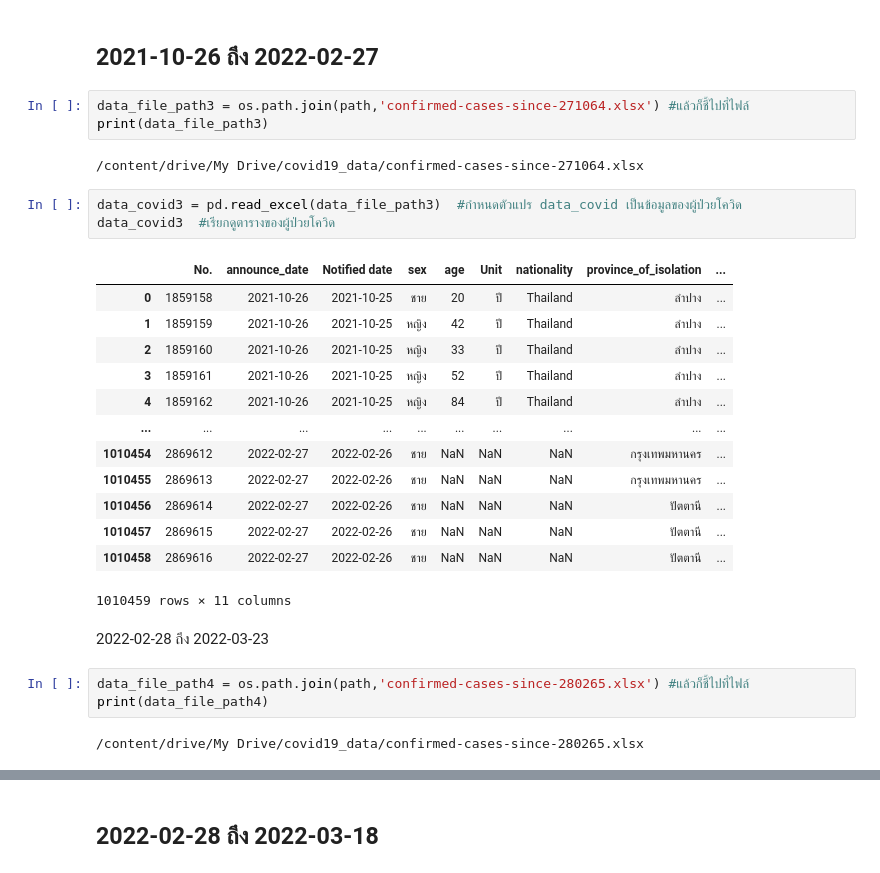
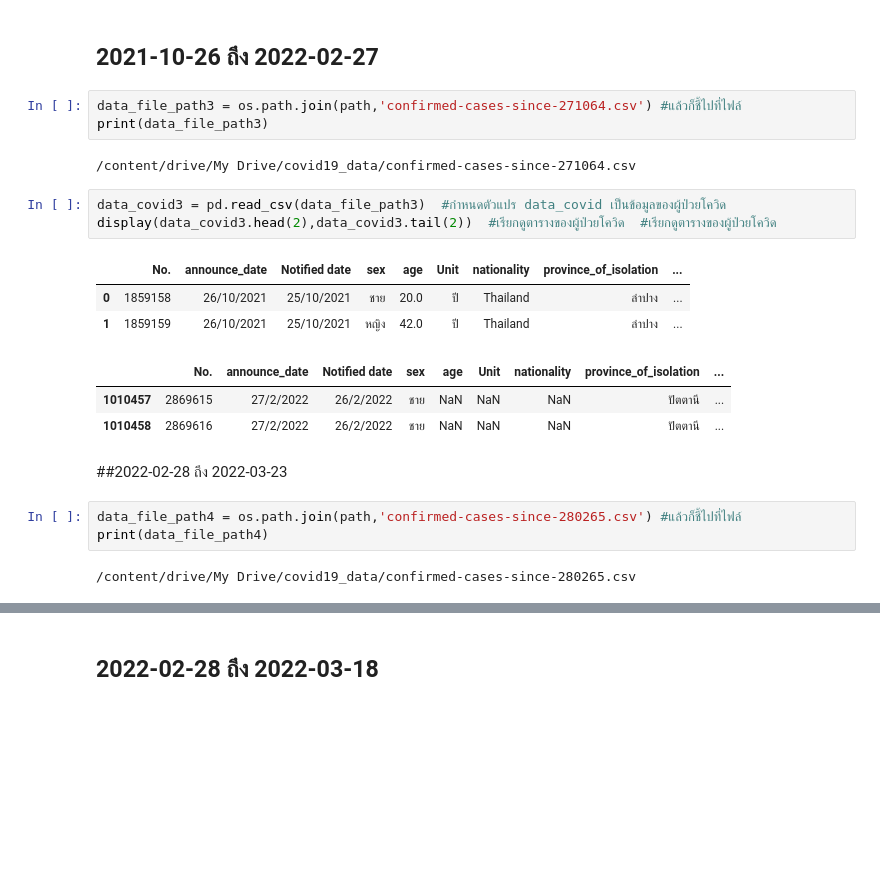
Before and after one commit to Gcpppinpak/data_viz_2022, a Jupyter notebook: Dashboard_project.ipynb, the cells around one changed output, grey strips where cells are left out. Cells and saved outputs as stored; diff of their text form; blank space fills up the shorter version.

```diff
--- a/Dashboard_project.ipynb
+++ b/Dashboard_project.ipynb
@@ -62,32 +50,25 @@ display(data_covid2.head(5),data_covid2.tail(5))  #เรียกดูตา
 # %% [markdown]
 ## 2021-10-26 ถึง 2022-02-27
 # %%
-data_file_path3 = os.path.join(path,'confirmed-cases-since-271064.xlsx') #แล้วก็ชี้ไปที่ไฟล์
+data_file_path3 = os.path.join(path,'confirmed-cases-since-271064.csv') #แล้วก็ชี้ไปที่ไฟล์
 print(data_file_path3)
 # %% [output]
-/content/drive/My Drive/covid19_data/confirmed-cases-since-271064.xlsx
+/content/drive/My Drive/covid19_data/confirmed-cases-since-271064.csv
 # %%
-data_covid3 = pd.read_excel(data_file_path3)  #กำหนดตัวแปร data_covid เป็นข้อมูลของผู้ป่วยโควิด
-data_covid3  #เรียกดูตารางของผู้ป่วยโควิด
+data_covid3 = pd.read_csv(data_file_path3)  #กำหนดตัวแปร data_covid เป็นข้อมูลของผู้ป่วยโควิด
+display(data_covid3.head(2),data_covid3.tail(2))  #เรียกดูตารางของผู้ป่วยโควิด  #เรียกดูตารางของผู้ป่วยโควิด
 # %% [output]
 |  | No. | announce_date | Notified date | sex | age | Unit | nationality | province_of_isolation | ... |
-| 0 | 1859158 | 2021-10-26 | 2021-10-25 | ชาย | 20 | ปี | Thailand | ลำปาง | ... |
-| 1 | 1859159 | 2021-10-26 | 2021-10-25 | หญิง | 42 | ปี | Thailand | ลำปาง | ... |
-| 2 | 1859160 | 2021-10-26 | 2021-10-25 | หญิง | 33 | ปี | Thailand | ลำปาง | ... |
-| 3 | 1859161 | 2021-10-26 | 2021-10-25 | หญิง | 52 | ปี | Thailand | ลำปาง | ... |
-| 4 | 1859162 | 2021-10-26 | 2021-10-25 | หญิง | 84 | ปี | Thailand | ลำปาง | ... |
-| ... | ... | ... | ... | ... | ... | ... | ... | ... | ... |
-| 1010454 | 2869612 | 2022-02-27 | 2022-02-26 | ชาย | NaN | NaN | NaN | กรุงเทพมหานคร | ... |
-| 1010455 | 2869613 | 2022-02-27 | 2022-02-26 | ชาย | NaN | NaN | NaN | กรุงเทพมหานคร | ... |
-| 1010456 | 2869614 | 2022-02-27 | 2022-02-26 | ชาย | NaN | NaN | NaN | ปัตตานี | ... |
-| 1010457 | 2869615 | 2022-02-27 | 2022-02-26 | ชาย | NaN | NaN | NaN | ปัตตานี | ... |
-| 1010458 | 2869616 | 2022-02-27 | 2022-02-26 | ชาย | NaN | NaN | NaN | ปัตตานี | ... |
+| 0 | 1859158 | 26/10/2021 | 25/10/2021 | ชาย | 20.0 | ปี | Thailand | ลำปาง | ... |
+| 1 | 1859159 | 26/10/2021 | 25/10/2021 | หญิง | 42.0 | ปี | Thailand | ลำปาง | ... |
-1010459 rows × 11 columns
+|  | No. | announce_date | Notified date | sex | age | Unit | nationality | province_of_isolation | ... |
+| 1010457 | 2869615 | 27/2/2022 | 26/2/2022 | ชาย | NaN | NaN | NaN | ปัตตานี | ... |
+| 1010458 | 2869616 | 27/2/2022 | 26/2/2022 | ชาย | NaN | NaN | NaN | ปัตตานี | ... |
 # %% [markdown]
-2022-02-28 ถึง 2022-03-23
+##2022-02-28 ถึง 2022-03-23
 # %%
-data_file_path4 = os.path.join(path,'confirmed-cases-since-280265.xlsx') #แล้วก็ชี้ไปที่ไฟล์
+data_file_path4 = os.path.join(path,'confirmed-cases-since-280265.csv') #แล้วก็ชี้ไปที่ไฟล์
 print(data_file_path4)
 # %% [output]
-/content/drive/My Drive/covid19_data/confirmed-cases-since-280265.xlsx
+/content/drive/My Drive/covid19_data/confirmed-cases-since-280265.csv
 # %%
```
Also changed, not shown: parts of 17 cells of this notebook.
